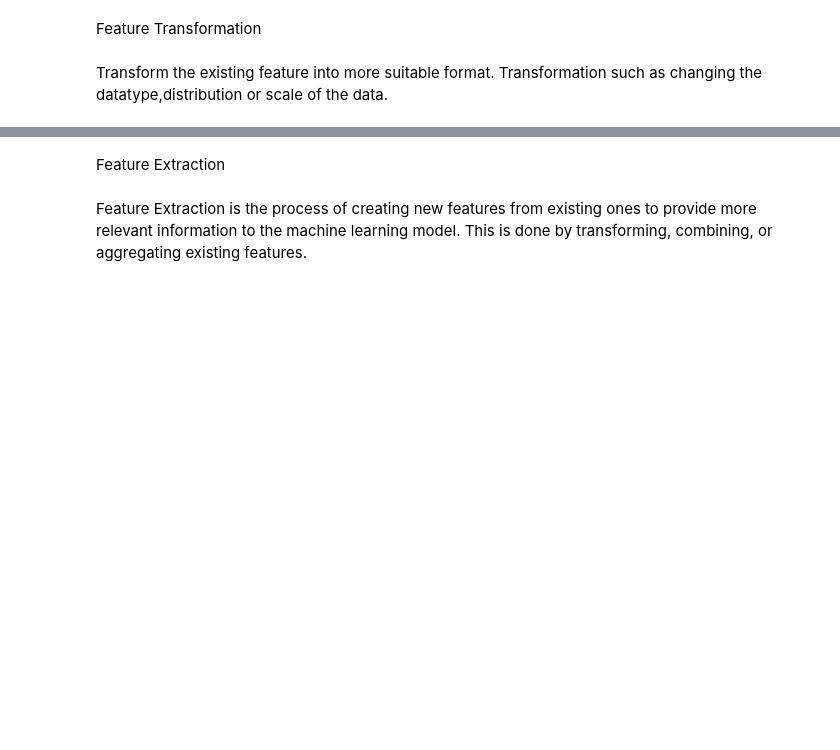
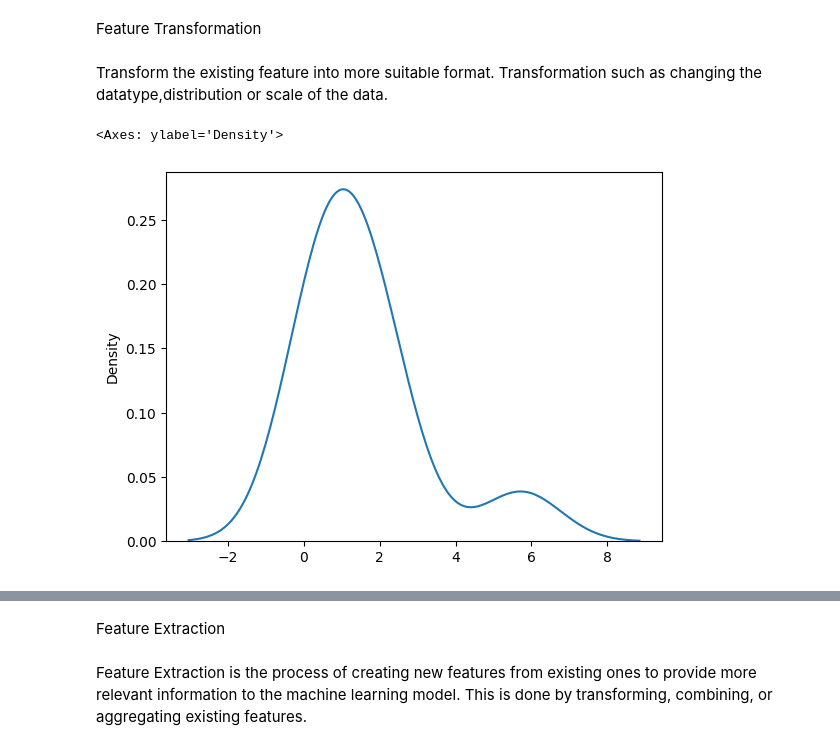
Before and after one commit to arjunravi26/Data-Science-Bootcamp, a Jupyter notebook: Week 16/Data Preprocessing/feature_engineering.ipynb, the cells around one changed output, grey strips where cells are left out. Saved outputs shown, nothing was run; the diff lists cells and outputs as text; code cells hidden in the pictures; blank space fills up the shorter version.

```diff
--- a/Week 16/Data Preprocessing/feature_engineering.ipynb
+++ b/Week 16/Data Preprocessing/feature_engineering.ipynb
@@ -22,3 +32,10 @@ Process of creating new features based on the existing one.
 Feature Transformation
 # %% [markdown]
 Transform the existing feature into more suitable format. Transformation such as changing the datatype,distribution or scale of the data.
+# %%
+data = np.random.exponential(scale=2,size=10)
+# %%
+sns.kdeplot(data)
+# %% [output]
+<Axes: ylabel='Density'>
+[figure, added]
```
Also changed, not shown: parts of 5 cells of this notebook.
